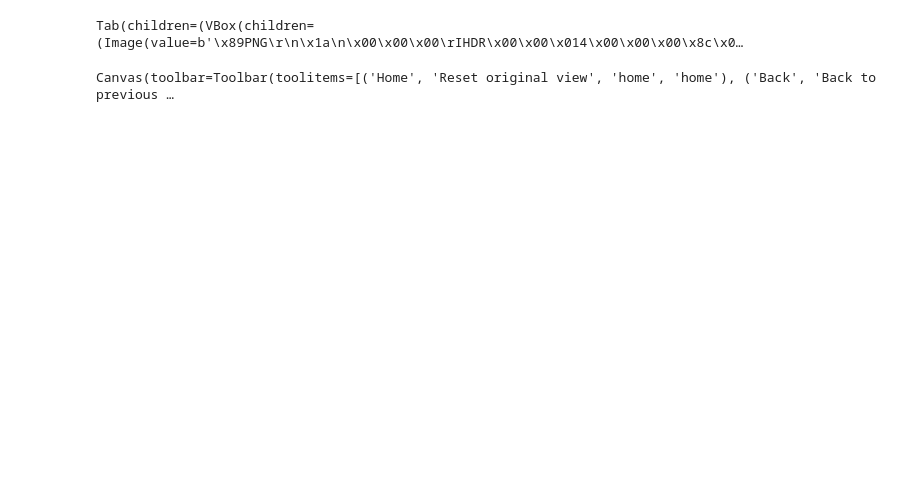
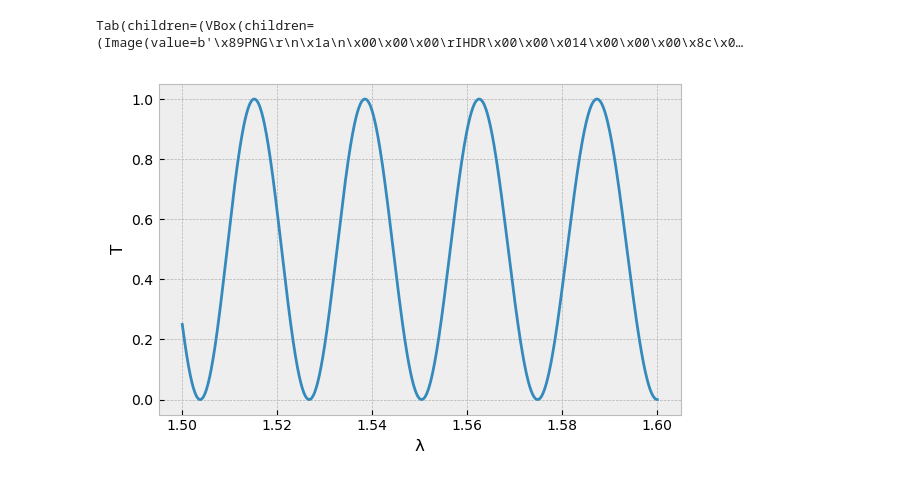
Before and after one commit to andtherewaslight/MZI-rings, a Jupyter notebook: MZI_rings.ipynb, the cells around one changed output. Saved outputs shown, nothing was run; the diff lists cells and outputs as text; code cells hidden in the pictures; blank space fills up the shorter version.

```diff
--- a/MZI_rings.ipynb
+++ b/MZI_rings.ipynb
@@ -77,28 +77,28 @@ layout_slider=widgets.Layout(width='350px')
 
 dL21_slider = widgets.FloatSlider(value = 50., min = 0., max = 1000., step=1E-2,
                                  continuous_update = True,
-                                 description = '$\Delta L$',
+                                 description = 'Delta L',
                                  layout = layout_slider)
 
 neff_slider = widgets.FloatSlider(value = 2.0, min = 1., max = 4., step=1E-3,
                                  continuous_update = True,
-                                 description = '$n_{eff}$',
+                                 description = 'neff',
                                  layout = layout_slider)
 
 dT_slider = widgets.FloatSlider(value = 0., min = -100., max = 100., step=1E-2,
                                  continuous_update = True,
-                                 description = '$\Delta T$ (K)',
+                                 description = 'Delta T(K)',
                                layout = layout_slider)
 all_sliders_MZI = [dL21_slider,neff_slider,dT_slider]
 
 R_slider = widgets.FloatSlider(value = 5., min = 2., max = 50., step=1E-2,
                                  continuous_update = True,
-                                 description = '$R$',
+                                 description = 'R',
                                  layout = layout_slider)
 
 K_slider = widgets.FloatSlider(value = .1, min = .01, max = 1., step=1E-3,
                                  continuous_update = True,
-                                 description = '$K$',
+                                 description = 'K',
                                  layout = layout_slider)
 
 
@@ -107,18 +107,18 @@ all_sliders_ring = [R_slider,K_slider,neff_slider,dT_slider]
 layout_text = widgets.Layout(width = "150px")
 style = {'description_width': '65px'}
 ng_eff_text = widgets.FloatText(min = -5, max = 5, step = 0.001, value = 0, layout=layout_text,
-                   description = '$n_{g} - n_{eff}$',style = style)
+                   description = 'ng-neff',style = style)
 w1_text = widgets.FloatText(min = .01, max = 5., step = 0.001, value = 1.5, layout=layout_text,
-                   description = '$\lambda_{min}$',style = style)
+                   description = '\u03BB min',style = style)
 w2_text = widgets.FloatText(min = .01, max = 5., step = 0.001, value = 1.6, layout=layout_text,
-                   description = '$\lambda_{max}$',style = style)
+                   description = '\u03BB max',style = style)
 w0_text = widgets.FloatText(min = .01, max = 5., step = 0.001, value = 1.55, layout=layout_text,
-                   description = '$\lambda_0$',style = style)
+                   description = '\u03BB0',style = style)
 Nw_text = widgets.IntText(min = 100, max = 10000, step = 1, value = 1000, layout=layout_text,
-                   description = 'Num. $\lambda$',style = style)
+                   description = 'Num. \u03BB',style = style)
 dndT_text = widgets.FloatText(min = -1, max = 1, step = 1E-6, value = 1.8E-4, layout=layout_text,
                               readout_format='.3e',
-                              description = '$dn_{eff}/dT$',style = style)
+                              description = 'dneff/dT',style = style)
 info_label = widgets.Label()
 
 
@@ -206,36 +206,36 @@ def update(change):
         out = MZI_resp(w=w,neff=neff_vec,dL=dL21_slider.value)
         ax.clear()
         ax.plot(w,out)
-        ax.set_xlabel('$\lambda$')
+        ax.set_xlabel('\u03BB')
         ax.set_ylabel('T')
         ax.set_ylim([-.05,1.05])
 
     else:
         L=2*np.pi*R_slider.value
         K = K_slider.value
         FSR =  w0**2/(ng0*L)
         FWHM = K/(np.pi*np.sqrt(1-K))*FSR
         if FWHM < FSR/3:
             info_label.value = f'FSR = {FSR:.5g}, FWHM \u2248 {FWHM:.5g}'
         else:
             info_label.value = f'FSR = {FSR:.5g}'
         out_drop, out_thru = ringres_resp(w=w,neff=neff_vec,K=K,L=L)
         ax.clear()
         ax.plot(w,out_drop,w,out_thru)
-        ax.set_xlabel('$\lambda$')
+        ax.set_xlabel('\u03BB')
         ax.set_ylabel('T')
         ax.legend(['Drop','Through'],loc='center right')
         ax.set_ylim([-.05,1.05])
 
     fig.canvas.draw()
 
 
 update(None)
 fig.tight_layout()
 
 [sl.observe(update,'value') for sl in all_sliders_MZI+all_sliders_ring+all_texts]
 tab.observe(update,names = 'selected_index')
 None
 # %% [output]
 Tab(children=(VBox(children=(Image(value=b'\x89PNG\r\n\x1a\n\x00\x00\x00\rIHDR\x00\x00\x014\x00\x00\x00\x8c\x0…
-Canvas(toolbar=Toolbar(toolitems=[('Home', 'Reset original view', 'home', 'home'), ('Back', 'Back to previous …
+[figure, added]
```
Also changed, not shown: 2 other files.
